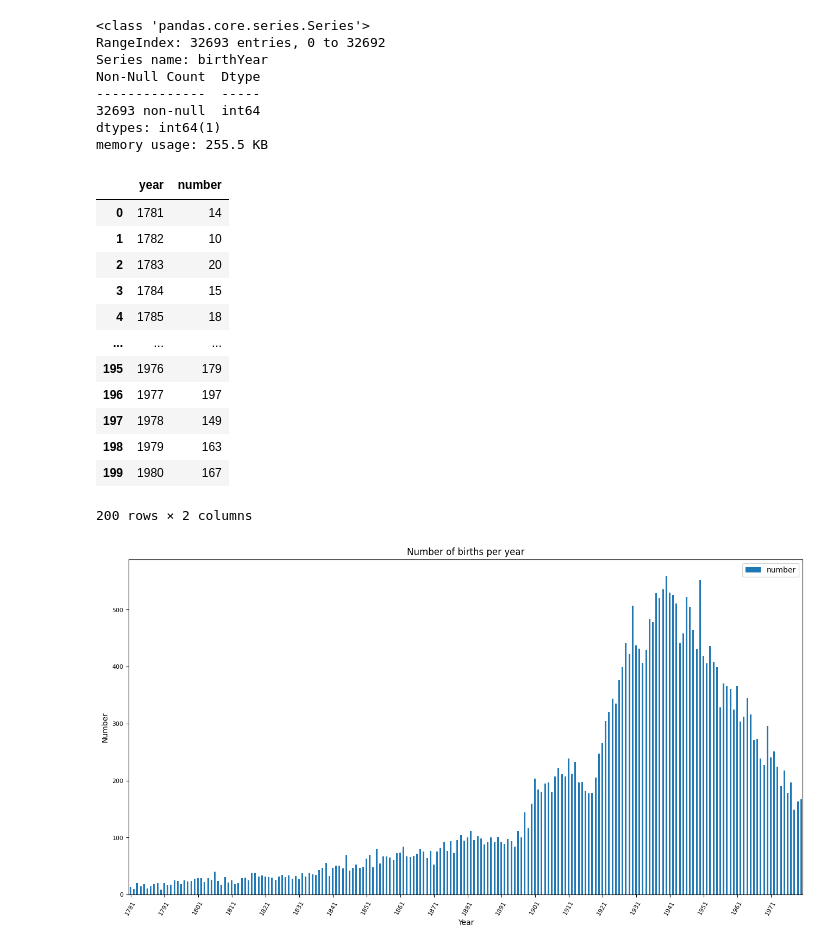
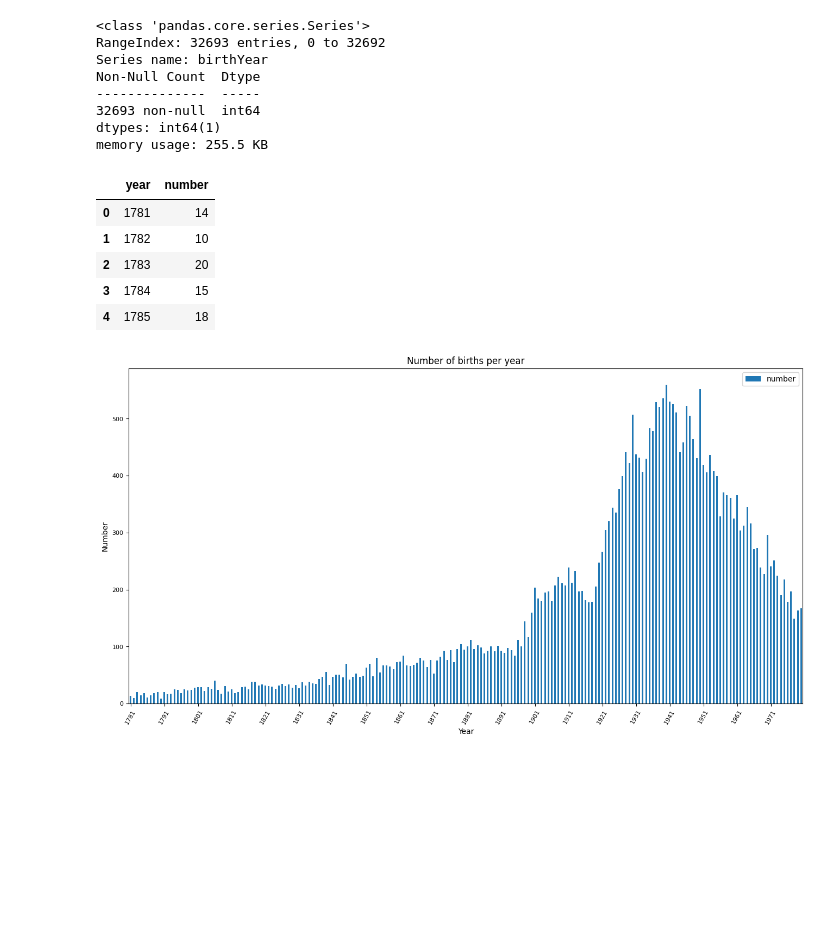
Before and after one commit to Sciences-historiques-numeriques/astronomers, a Jupyter notebook: notebooks_jupyter/wikidata_exploration/da1_distribution_birthYear_gender.ipynb, the cells around one changed output. Cells and saved outputs as stored; diff of their text form; code cells hidden in the pictures; blank space fills up the shorter version.

```diff
--- a/notebooks_jupyter/wikidata_exploration/da1_distribution_birthYear_gender.ipynb
+++ b/notebooks_jupyter/wikidata_exploration/da1_distribution_birthYear_gender.ipynb
@@ -24,4 +24,4 @@ warnings.filterwarnings('ignore')
 The data is available in the da1_data directory and was prepared using the query [documented on this page](../../documentation/wikidata/data-analysis/da1-distribution-of-births-in-time.md)
 # %%
 ## create variable declaring the path to the data
-path_to_data = 'da1_data/birth-date-gender.csv'
+path_to_data = 'da1_data/birth-dates-gender.csv'
@@ -136,23 +147,16 @@ df_p['birthYear'] = df_p['birthYear'].astype(int)
 # %%
 ### On regroupe les données par année et on compte le nombre de naissances par année
 # On créé un nouveau DataFrame comme résultat
 years_count = pd.DataFrame(df_p.groupby('birthYear').size()).reset_index()
 years_count.columns=['year','number']
-years_count
+years_count.head()
 # %% [output]
 |  | year | number |
 | 0 | 1781 | 14 |
 | 1 | 1782 | 10 |
 | 2 | 1783 | 20 |
 | 3 | 1784 | 15 |
 | 4 | 1785 | 18 |
-| ... | ... | ... |
-| 195 | 1976 | 179 |
-| 196 | 1977 | 197 |
-| 197 | 1978 | 149 |
-| 198 | 1979 | 163 |
-| 199 | 1980 | 167 |
-200 rows × 2 columns
 # %%
 ### Représentation graphique des effectifs par année
 
```
Also changed, not shown: parts of 7 cells of this notebook, 1 other file.
